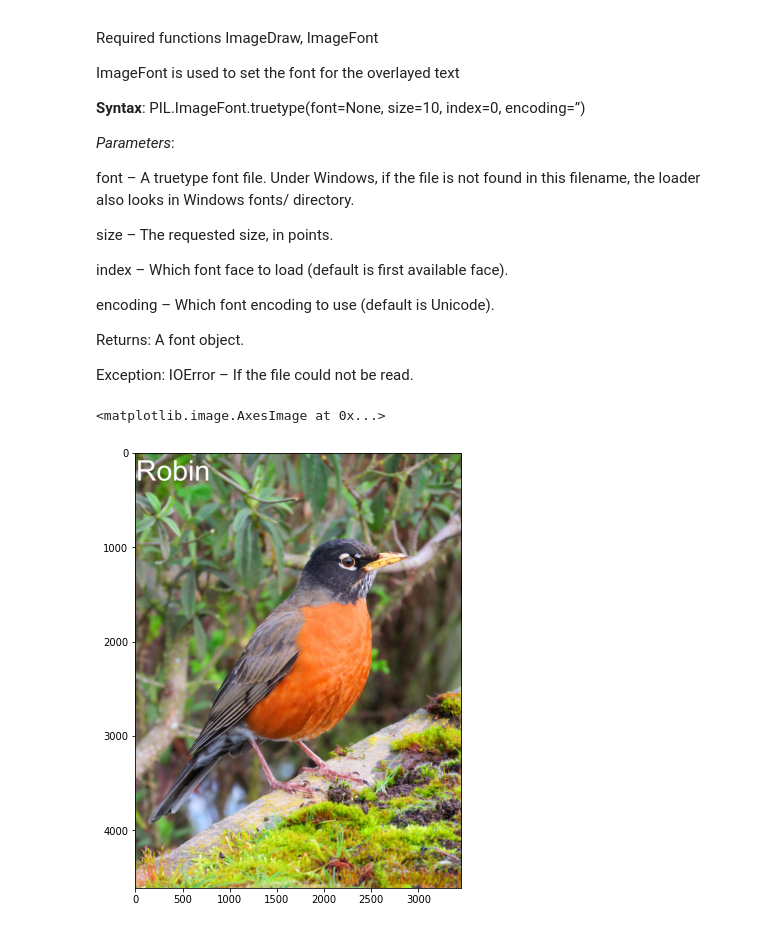
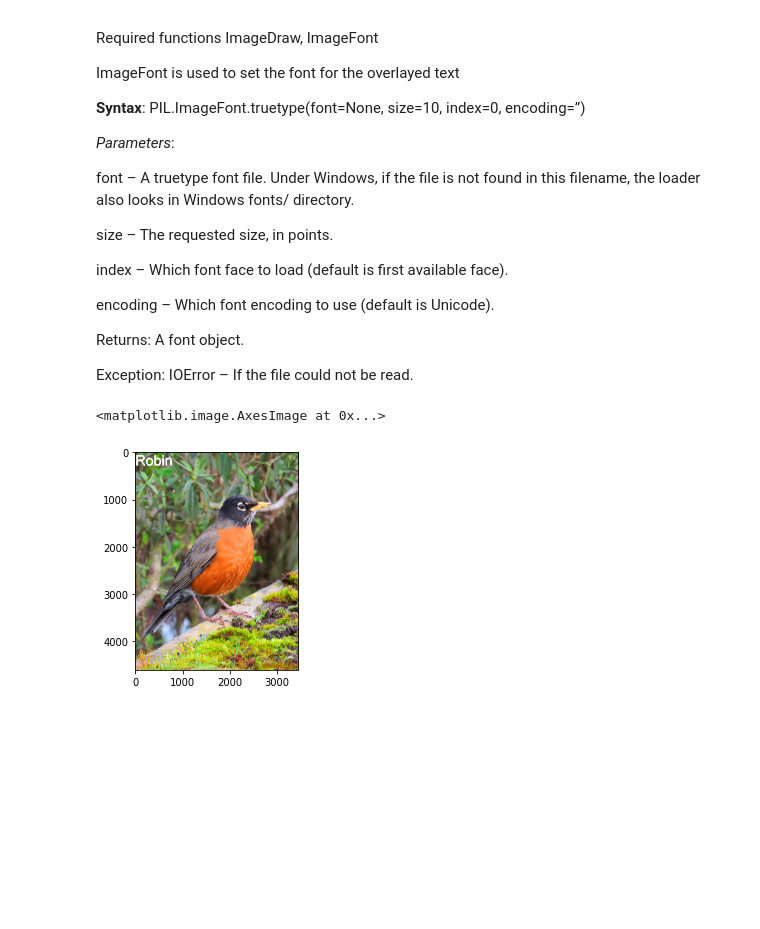
Before and after one commit to sowmR/PILSample, a Jupyter notebook: PILSample.ipynb, the cells around one changed output. Saved outputs shown, nothing was run; the diff lists cells and outputs as text; code cells hidden in the pictures; blank space fills up the shorter version.

```diff
--- a/PILSample.ipynb
+++ b/PILSample.ipynb
@@ -140,22 +140,18 @@ encoding – Which font encoding to use (default is Unicode).
 Returns: A font object.
 
 Exception: IOError – If the file could not be read.
-# %%
-# add water mark
-from PIL import ImageDraw, ImageFont, Image
-image = Image.open(imageFile)
-
-draw = ImageDraw.Draw(image)
-
-font = ImageFont.truetype(r'arial.ttf', 300)
-
-text = 'Robin'
-
-draw.text((10, 20), text, font = font)
-
-image.show()
-plt.figure(figsize=(8,8))
-plt.imshow(image)
-# %% [output]
-<matplotlib.image.AxesImage at 0x...>
-[figure, removed]
+# %%
+# add water mark
+from PIL import ImageDraw, ImageFont
+wi = image.copy()
+imdraw = ImageDraw.Draw(wi)
+fnt = ImageFont.truetype("arial.ttf",300) # set font type and size
+
+#(position, text, textcolor, font)
+# position = (left, top)
+# textcolor = (r,g,b)
+imdraw.text((5,5), "Robin",(255,255,255),fnt)
+plt.imshow(wi)
+# %% [output]
+<matplotlib.image.AxesImage at 0x...>
+[figure, added]
```
